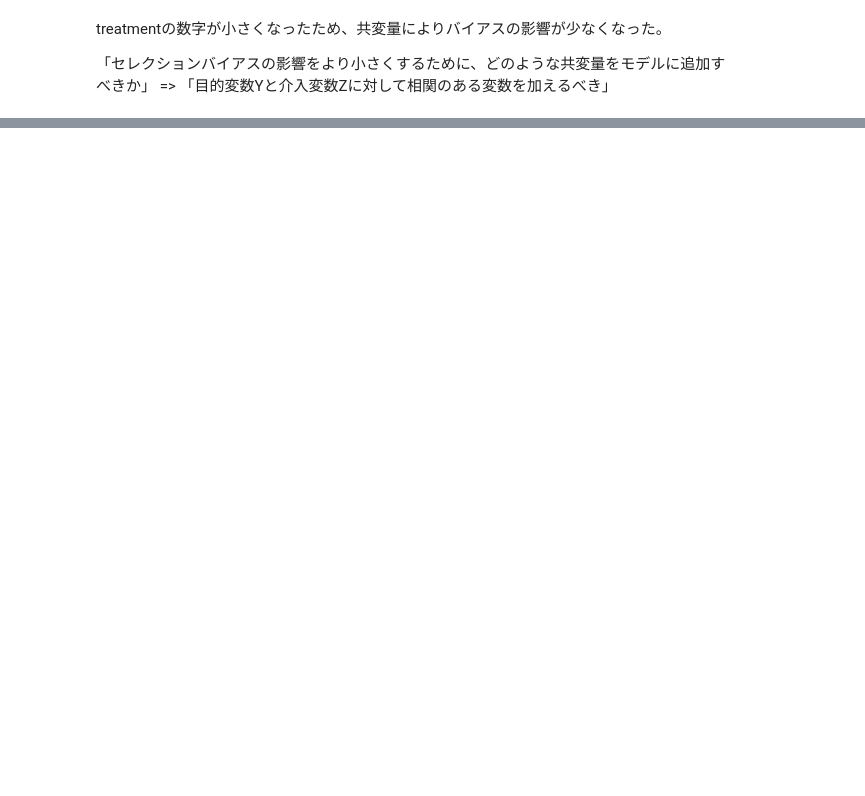
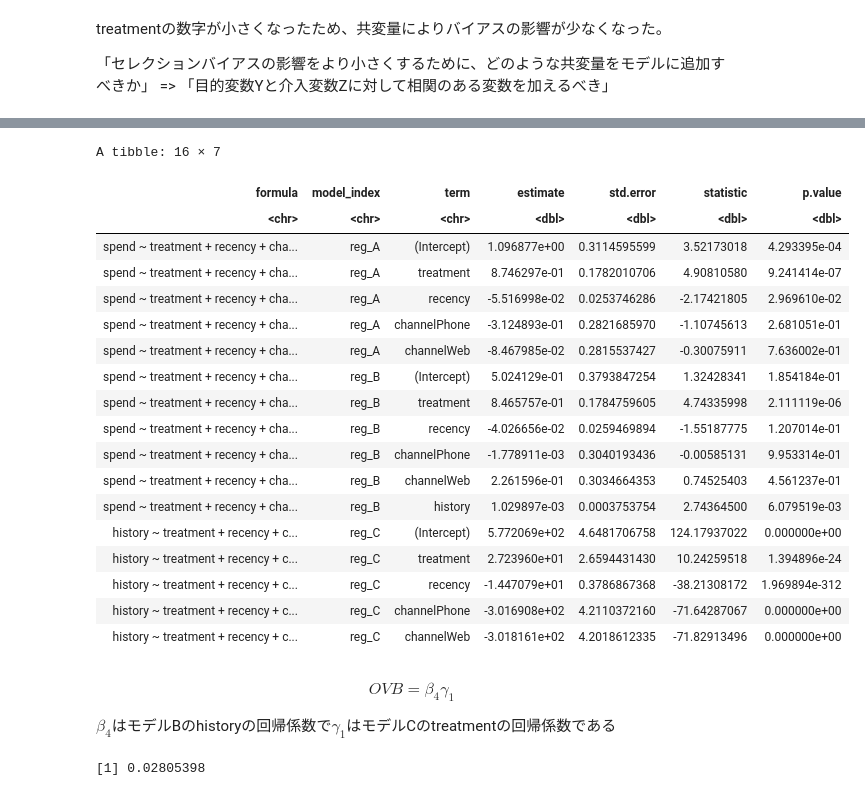
Before and after one commit to yujikawa/mypage, a Jupyter notebook: docs/books/causal_inference/Introduction_to_Effectiveness_Testing.ipynb, the cells around one changed output, grey strips where cells are left out. Saved outputs shown, nothing was run; the diff lists cells and outputs as text; code cells hidden in the pictures; blank space fills up the shorter version.

```diff
--- a/docs/books/causal_inference/Introduction_to_Effectiveness_Testing.ipynb
+++ b/docs/books/causal_inference/Introduction_to_Effectiveness_Testing.ipynb
@@ -262,0 +315,5 @@ treatmentの数字が小さくなったため、共変量によりバイアス
+# %%
+formula_vec <- c(spend ~ treatment + recency + channel, # モデルA
+                 spend ~ treatment + recency + channel + history, # モデルB
+                 history ~ treatment + recency + channel # モデルC
+                )
@@ -262,0 +322,34 @@ treatmentの数字が小さくなったため、共変量によりバイアス
+# %%
+models <- formula_vec %>%
+enframe(name = "model_index", value = "formula")
+# %%
+df_models <- models %>%
+mutate(model = map(.x = formula, .f = lm, data = biased_data)) %>%
+mutate(lm_result = map(.x = model, .f = tidy))
+# %%
+df_results <- df_models %>%
+mutate(formula = as.character(formula)) %>%
+select(formula, model_index, lm_result) %>%
+unnest(cols = c(lm_result))
+# %%
+df_results
+# %% [output]
+A tibble: 16 × 7
+| formula | model_index | term | estimate | std.error | statistic | p.value |
+| <chr> | <chr> | <chr> | <dbl> | <dbl> | <dbl> | <dbl> |
+| spend ~ treatment + recency + cha... | reg_A | (Intercept) | 1.096877e+00 | 0.3114595599 | 3.52173018 | 4.293395e-04 |
+| spend ~ treatment + recency + cha... | reg_A | treatment | 8.746297e-01 | 0.1782010706 | 4.90810580 | 9.241414e-07 |
+| spend ~ treatment + recency + cha... | reg_A | recency | -5.516998e-02 | 0.0253746286 | -2.17421805 | 2.969610e-02 |
+| spend ~ treatment + recency + cha... | reg_A | channelPhone | -3.124893e-01 | 0.2821685970 | -1.10745613 | 2.681051e-01 |
+| spend ~ treatment + recency + cha... | reg_A | channelWeb | -8.467985e-02 | 0.2815537427 | -0.30075911 | 7.636002e-01 |
+| spend ~ treatment + recency + cha... | reg_B | (Intercept) | 5.024129e-01 | 0.3793847254 | 1.32428341 | 1.854184e-01 |
+| spend ~ treatment + recency + cha... | reg_B | treatment | 8.465757e-01 | 0.1784759605 | 4.74335998 | 2.111119e-06 |
+| spend ~ treatment + recency + cha... | reg_B | recency | -4.026656e-02 | 0.0259469894 | -1.55187775 | 1.207014e-01 |
+| spend ~ treatment + recency + cha... | reg_B | channelPhone | -1.778911e-03 | 0.3040193436 | -0.00585131 | 9.953314e-01 |
+| spend ~ treatment + recency + cha... | reg_B | channelWeb | 2.261596e-01 | 0.3034664353 | 0.74525403 | 4.561237e-01 |
+| spend ~ treatment + recency + cha... | reg_B | history | 1.029897e-03 | 0.0003753754 | 2.74364500 | 6.079519e-03 |
+| history ~ treatment + recency + c... | reg_C | (Intercept) | 5.772069e+02 | 4.6481706758 | 124.17937022 | 0.000000e+00 |
+| history ~ treatment + recency + c... | reg_C | treatment | 2.723960e+01 | 2.6594431430 | 10.24259518 | 1.394896e-24 |
+| history ~ treatment + recency + c... | reg_C | recency | -1.447079e+01 | 0.3786867368 | -38.21308172 | 1.969894e-312 |
+| history ~ treatment + recency + c... | reg_C | channelPhone | -3.016908e+02 | 4.2110372160 | -71.64287067 | 0.000000e+00 |
+| history ~ treatment + recency + c... | reg_C | channelWeb | -3.018161e+02 | 4.2018612335 | -71.82913496 | 0.000000e+00 |
@@ -262,0 +366,6 @@ treatmentの数字が小さくなったため、共変量によりバイアス
+# %% [markdown]
+$$
+OVB = \beta_{4}\gamma_{1}
+$$
+
+$\beta_{4}$はモデルBのhistoryの回帰係数で$\gamma_{1}$はモデルCのtreatmentの回帰係数である
@@ -262,0 +375,4 @@ treatmentの数字が小さくなったため、共変量によりバイアス
+# %%
+OVB
+# %% [output]
+[1] 0.02805398
```
Also changed, not shown: parts of 18 cells of this notebook, 8 other files.
